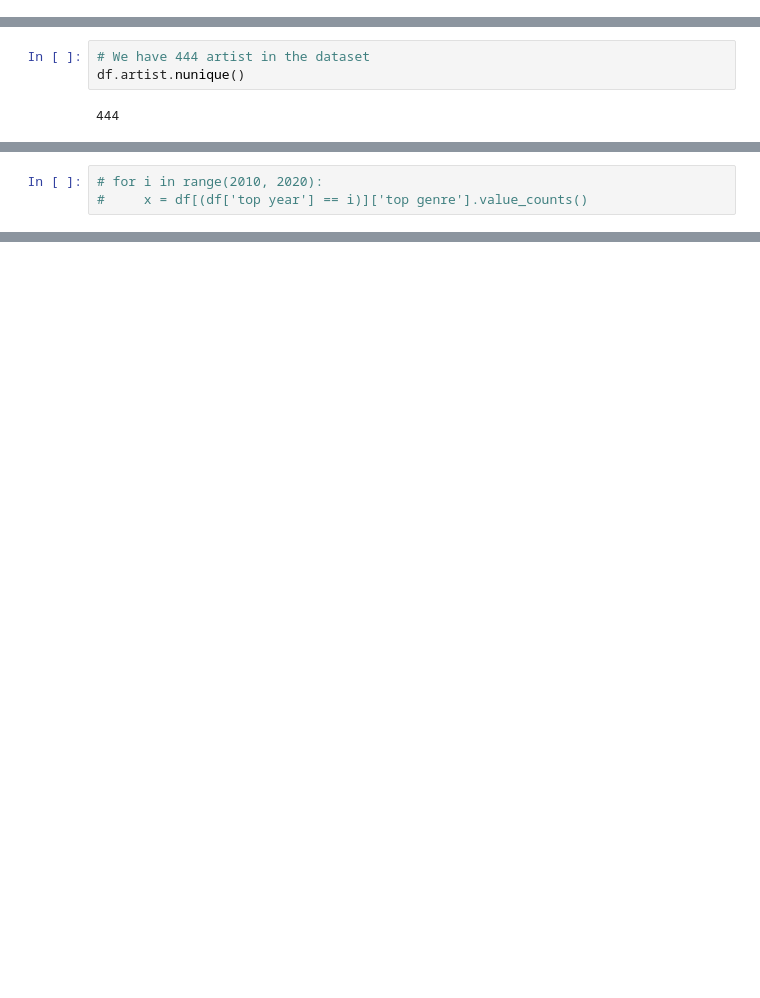
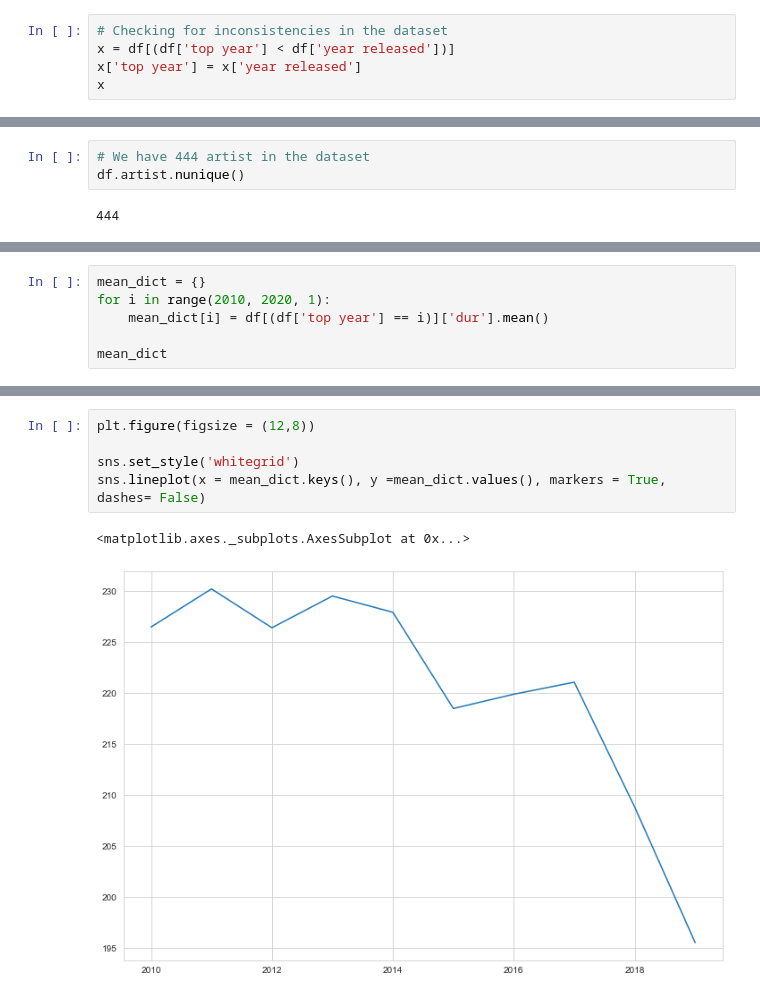
Before and after one commit to rafajovelho/Top_100_Stotify_song_2010-2019, a Jupyter notebook: Spotfy_Top_100_Songs_Analysis.ipynb, the cells around one changed output, grey strips where cells are left out. Saved outputs shown, nothing was run; the diff lists cells and outputs as text; blank space fills up the shorter version.

```diff
--- a/Spotfy_Top_100_Songs_Analysis.ipynb
+++ b/Spotfy_Top_100_Songs_Analysis.ipynb
@@ -221,3 +223,8 @@ df['year released'].value_counts().sort_index()
 2018    113
 2019     89
 Name: year released, dtype: Int64
+# %%
+# Checking for inconsistencies in the dataset
+x = df[(df['top year'] < df['year released'])]
+x['top year'] = x['year released']
+x
@@ -429,3 +499,6 @@ What genre appeared the most in the top 100 songs of each year?
 # %%
-# for i in range(2010, 2020):
-#     x = df[(df['top year'] == i)]['top genre'].value_counts()
+mean_dict = {}
+for i in range(2010, 2020, 1):
+    mean_dict[i] = df[(df['top year'] == i)]['dur'].mean()
+
+mean_dict
@@ -431,0 +527,8 @@ What genre appeared the most in the top 100 songs of each year?
+# %%
+plt.figure(figsize = (12,8))
+
+sns.set_style('whitegrid')
+sns.lineplot(x = mean_dict.keys(), y =mean_dict.values(), markers = True, dashes= False)
+# %% [output]
+<matplotlib.axes._subplots.AxesSubplot at 0x...>
+[figure, added]
```
Also changed, not shown: parts of 22 cells of this notebook.
